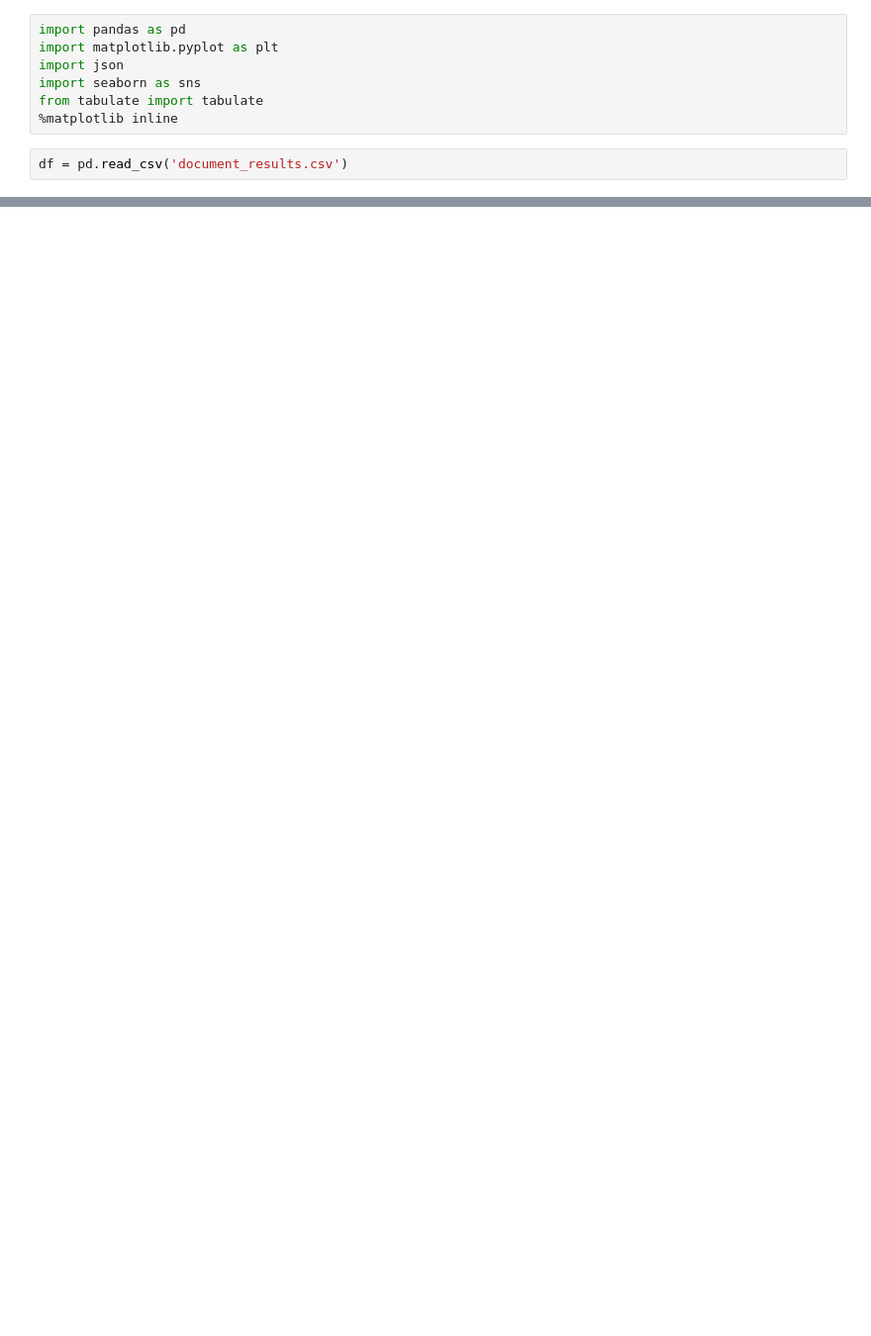
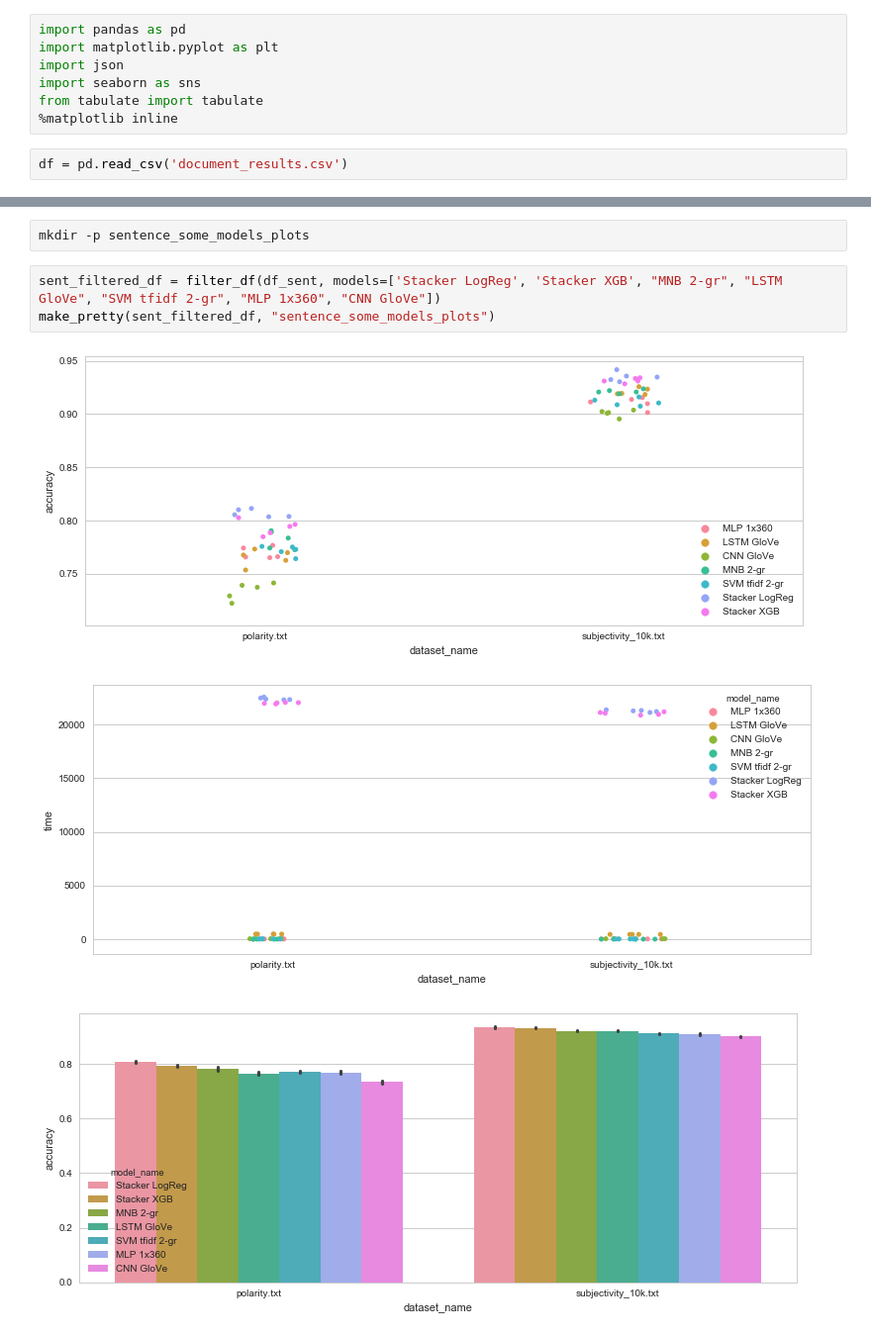
Before and after one commit to nadbordrozd/text-top-model, a Jupyter notebook: ttm/evil_plotting.ipynb, the cells around one changed output, grey strips where cells are left out. Shown at 99% size. Drawn from its saved outputs; the diff is of its cells as text; blank space fills up the shorter version.

```diff
--- a/ttm/evil_plotting.ipynb
+++ b/ttm/evil_plotting.ipynb
@@ -168,0 +193,9 @@ BNB tfidf                   0.431                0.634                 2.855
+# %%
+mkdir -p sentence_some_models_plots
+# %%
+sent_filtered_df = filter_df(df_sent, models=['Stacker LogReg', 'Stacker XGB', "MNB 2-gr", "LSTM GloVe", "SVM tfidf 2-gr", "MLP 1x360", "CNN GloVe"])
+make_pretty(sent_filtered_df, "sentence_some_models_plots")
+# %% [output]
+[figure, added]
+[figure, added]
+[figure, added]
```
Also changed, not shown: parts of 12 cells of this notebook, 1 other file.
